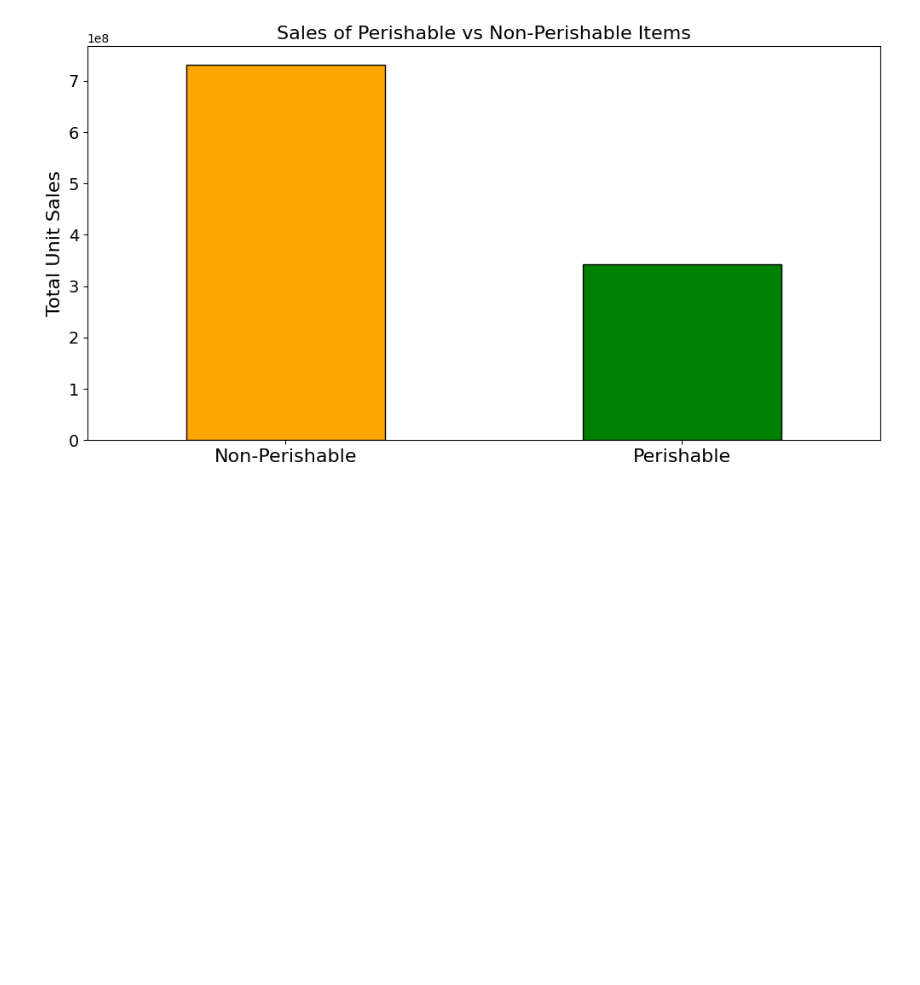
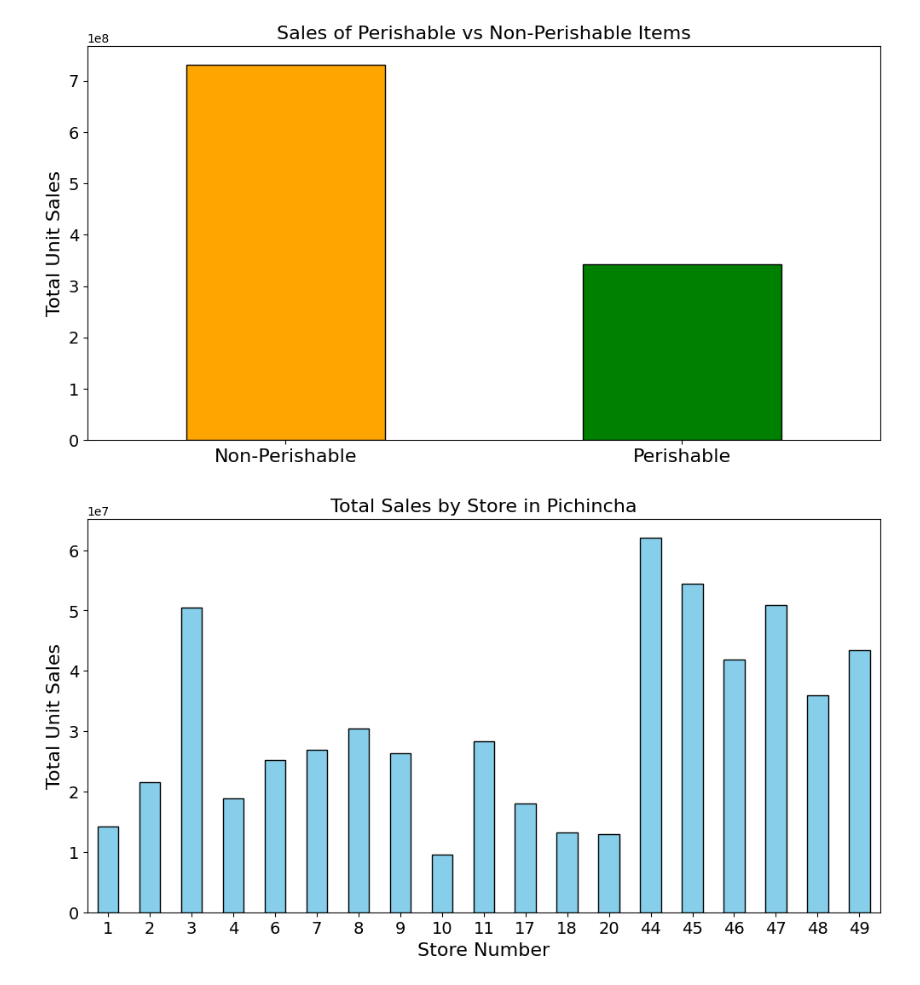
Before and after one commit to zvuk1T/Masterschool_Project-Time_Series_Analysis, a Jupyter notebook: Notebooks/Time_Series-XGBOOST.ipynb, the cells around one changed output. Saved outputs shown, nothing was run; the diff lists cells and outputs as text; code cells hidden in the pictures; blank space fills up the shorter version.

```diff
--- a/Notebooks/Time_Series-XGBOOST.ipynb
+++ b/Notebooks/Time_Series-XGBOOST.ipynb
@@ -421,0 +419,21 @@ plt.show()
+# %%
+#Select list of stores located in the 'Pichincha' region
+pichincha_stores = df_stores[df_stores['state'] == 'Pichincha']['store_nbr'].values
+
+#Filter the training data for stores located in the 'Pichincha' region
+df_train_pichincha = df_train[df_train['store_nbr'].isin(pichincha_stores)]
+
+#Aggregating sales by store
+sales_by_store = df_train_pichincha.groupby('store_nbr')['unit_sales'].sum()
+
+#Plotting sales by store
+plt.figure(figsize=(12,6))
+sales_by_store.plot(kind='bar', color='skyblue', edgecolor='black')
+plt.title('Total Sales by Store in Pichincha', fontsize=16)
+plt.ylabel('Total Unit Sales', fontsize=16)
+plt.xlabel('Store Number', fontsize=16)
+plt.xticks(fontsize=14, rotation=0)
+plt.yticks(fontsize=14)
+plt.show()
+# %% [output]
+[figure, added]
```
Also changed, not shown: parts of 1 cell of this notebook.
